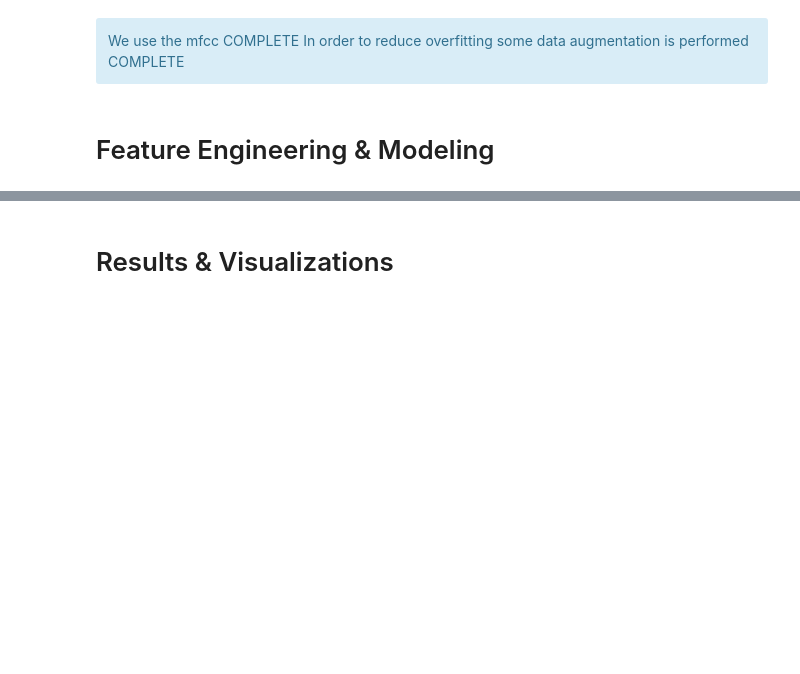
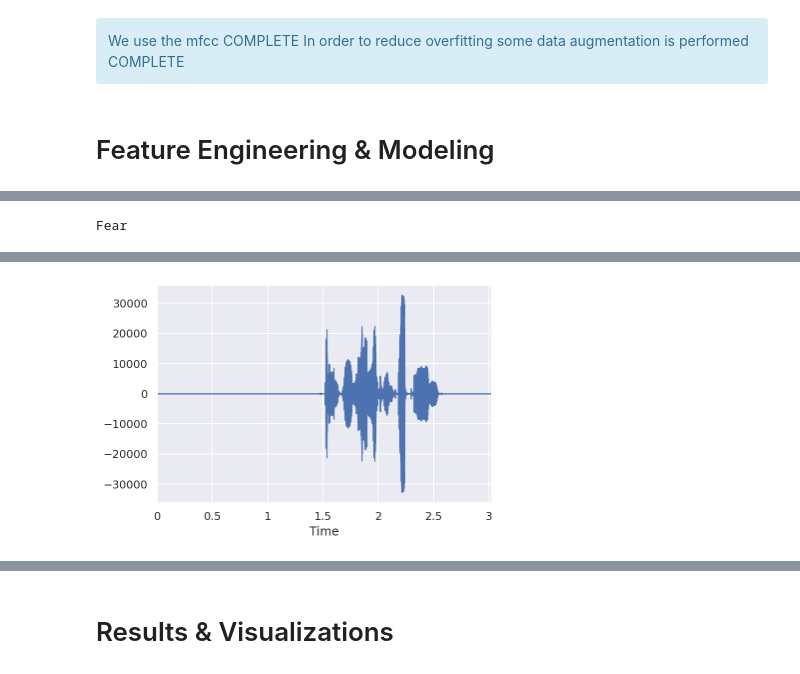
Before and after one commit to ymentha14/EmoDB, a Jupyter notebook: Report_SER.ipynb, the cells around one changed output, grey strips where cells are left out. Drawn from its saved outputs; the diff is of its cells as text; code cells hidden in the pictures; blank space fills up the shorter version.

```diff
--- a/Report_SER.ipynb
+++ b/Report_SER.ipynb
@@ -301,0 +214,5 @@ with open("models/LSTM_best_model.pkl",'wb') as f:
+# %%
+shifted = add_shift(data[num:num+1])[0]
+listen2sample(shifted,targets[num])
+# %% [output]
+Fear
@@ -301,0 +220 @@ with open("models/LSTM_best_model.pkl",'wb') as f:
+[figure, added]
```
Also changed, not shown: parts of 62 cells of this notebook, 30 other files.
